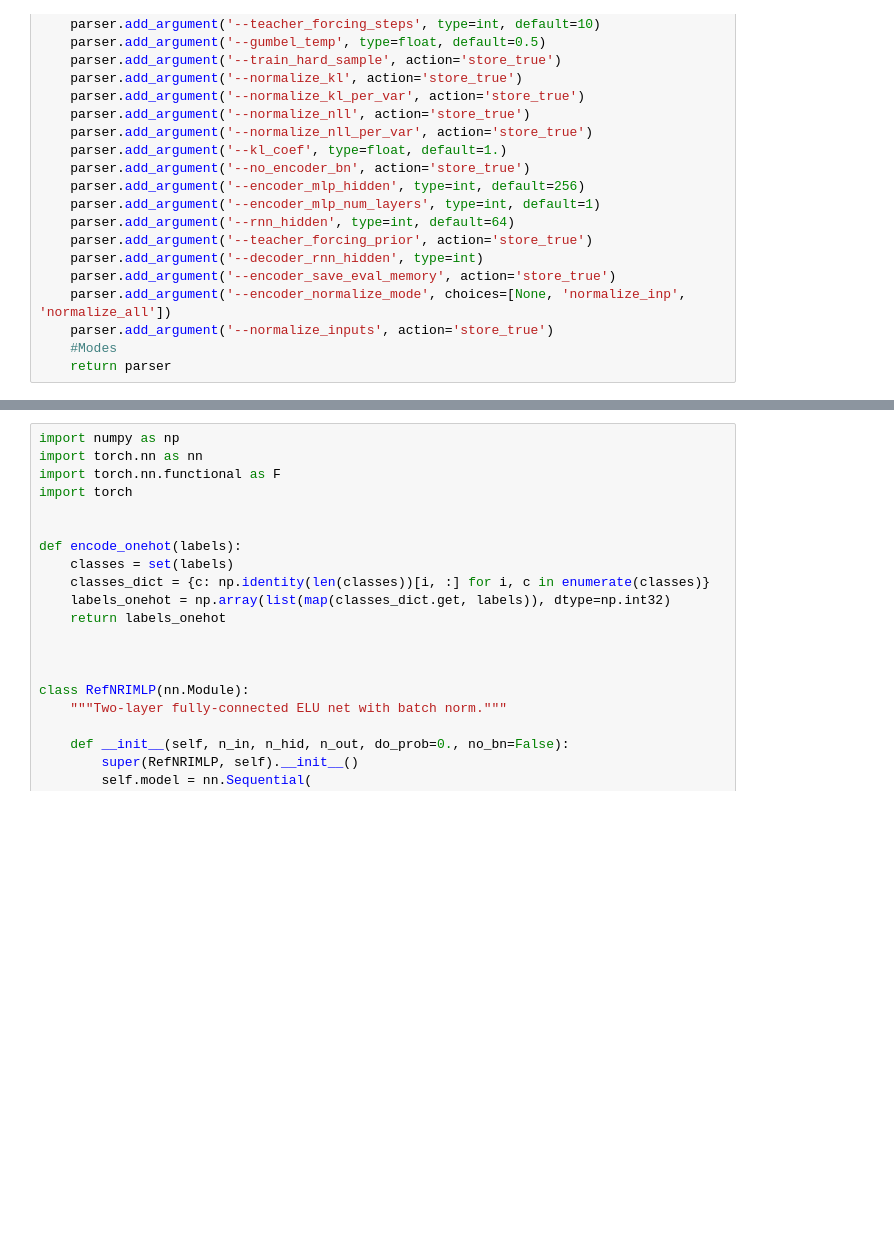
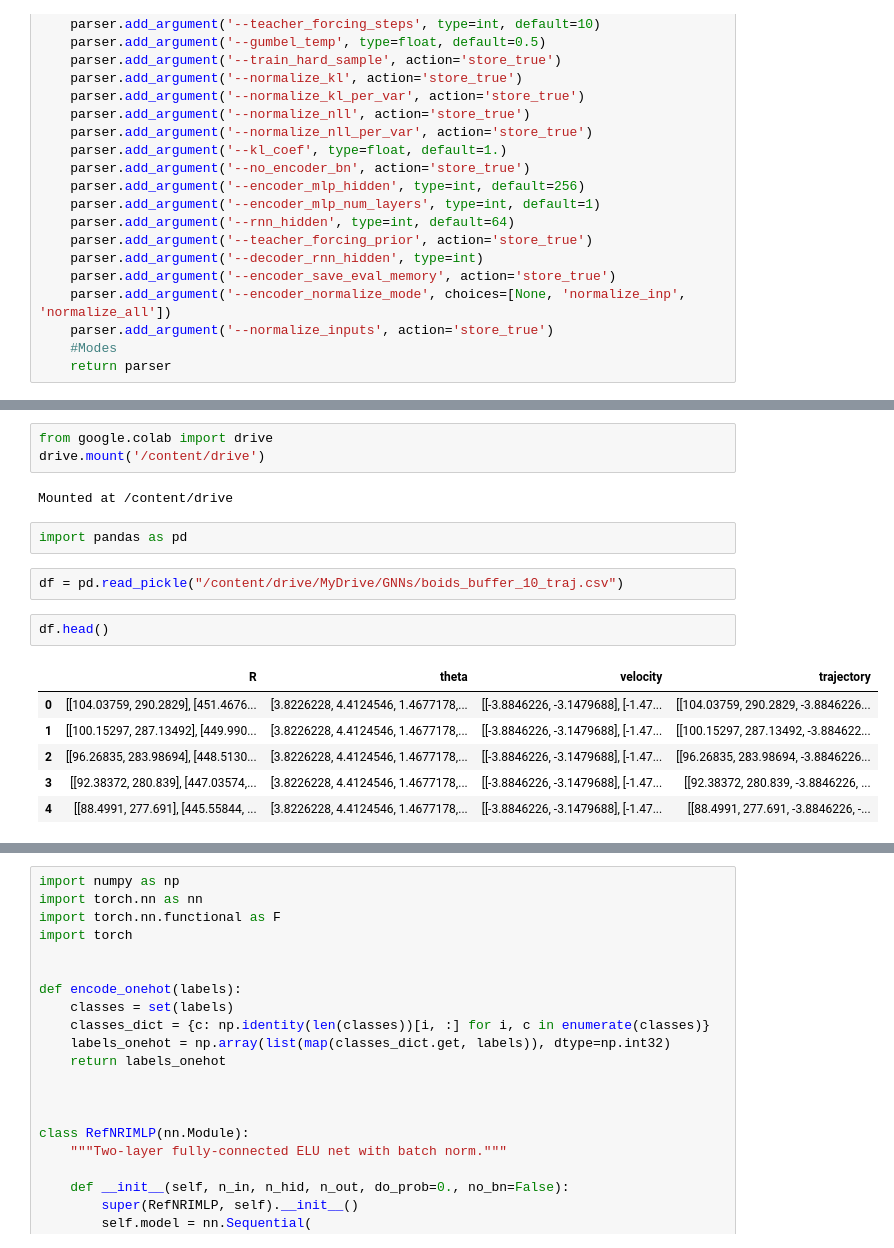
Before and after one commit to Nishant-Ramakuru/Inference-based-GNNS, a Jupyter notebook: Combined.ipynb, the cells around one changed output, grey strips where cells are left out. Saved outputs shown, nothing was run; the diff lists cells and outputs as text; blank space fills up the shorter version.

```diff
--- a/Combined.ipynb
+++ b/Combined.ipynb
@@ -81,0 +109,18 @@ def build_flags():
+# %%
+from google.colab import drive
+drive.mount('/content/drive')
+# %% [output]
+Mounted at /content/drive
+# %%
+import pandas as pd
+# %%
+df = pd.read_pickle("/content/drive/MyDrive/GNNs/boids_buffer_10_traj.csv")
+# %%
+df.head()
+# %% [output]
+|  | R | theta | velocity | trajectory |
+| 0 | [[104.03759, 290.2829], [451.4676... | [3.8226228, 4.4124546, 1.4677178,... | [[-3.8846226, -3.1479688], [-1.47... | [[104.03759, 290.2829, -3.8846226... |
+| 1 | [[100.15297, 287.13492], [449.990... | [3.8226228, 4.4124546, 1.4677178,... | [[-3.8846226, -3.1479688], [-1.47... | [[100.15297, 287.13492, -3.884622... |
+| 2 | [[96.26835, 283.98694], [448.5130... | [3.8226228, 4.4124546, 1.4677178,... | [[-3.8846226, -3.1479688], [-1.47... | [[96.26835, 283.98694, -3.8846226... |
+| 3 | [[92.38372, 280.839], [447.03574,... | [3.8226228, 4.4124546, 1.4677178,... | [[-3.8846226, -3.1479688], [-1.47... | [[92.38372, 280.839, -3.8846226, ... |
+| 4 | [[88.4991, 277.691], [445.55844, ... | [3.8226228, 4.4124546, 1.4677178,... | [[-3.8846226, -3.1479688], [-1.47... | [[88.4991, 277.691, -3.8846226, -... |
```
Also changed, not shown: parts of 6 cells of this notebook.
